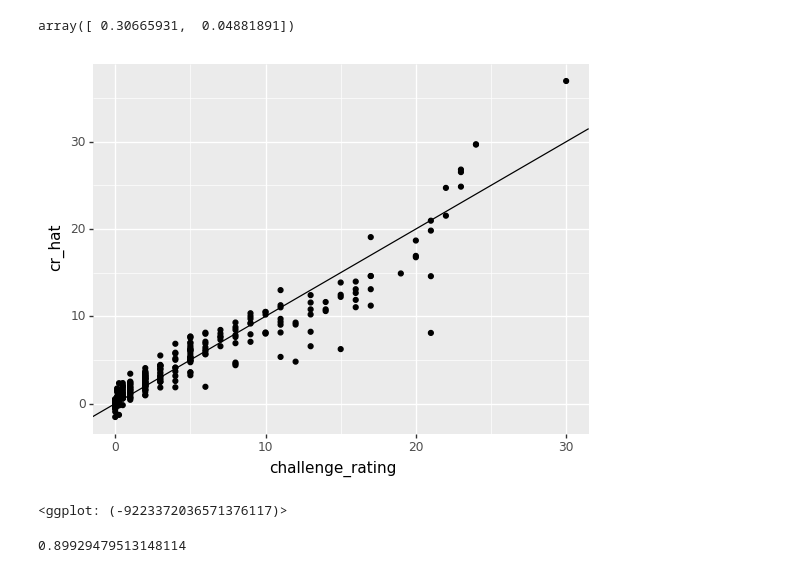
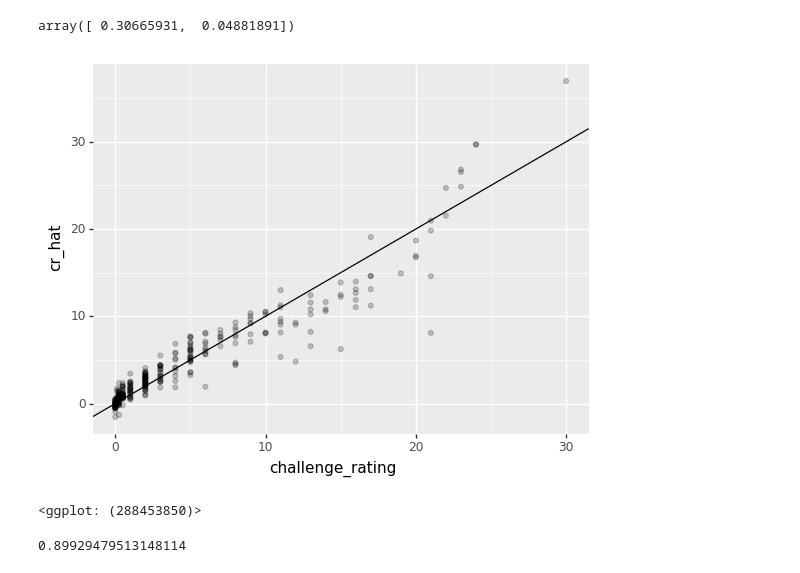
Before and after one commit to wisygig/cr, a Jupyter notebook: 1. Exploratory analysis.ipynb, the cells around one changed output. Saved outputs shown, nothing was run; the diff lists cells and outputs as text; code cells hidden in the pictures.

```diff
--- a/1. Exploratory analysis.ipynb
+++ b/1. Exploratory analysis.ipynb
@@ -82,10 +82,10 @@ lr.coef_
 array([ 0.30665931,  0.04881891])
 # %%
 
-ggplot(pred, aes(x='challenge_rating', y='cr_hat')) + geom_point() + geom_abline(intercept = 0, slope = 1)
+ggplot(pred, aes(x='challenge_rating', y='cr_hat')) + geom_point(alpha=0.2) + geom_abline(intercept = 0, slope = 1)
 # %% [output]
-[figure, old version]
+[figure, new version]
-<ggplot: (-9223372036571376117)>
+<ggplot: (288453850)>
 # %%
 lr.score(X, y)
 # %% [output]
```
Also changed, not shown: parts of 5 cells of this notebook, 3 other files.
